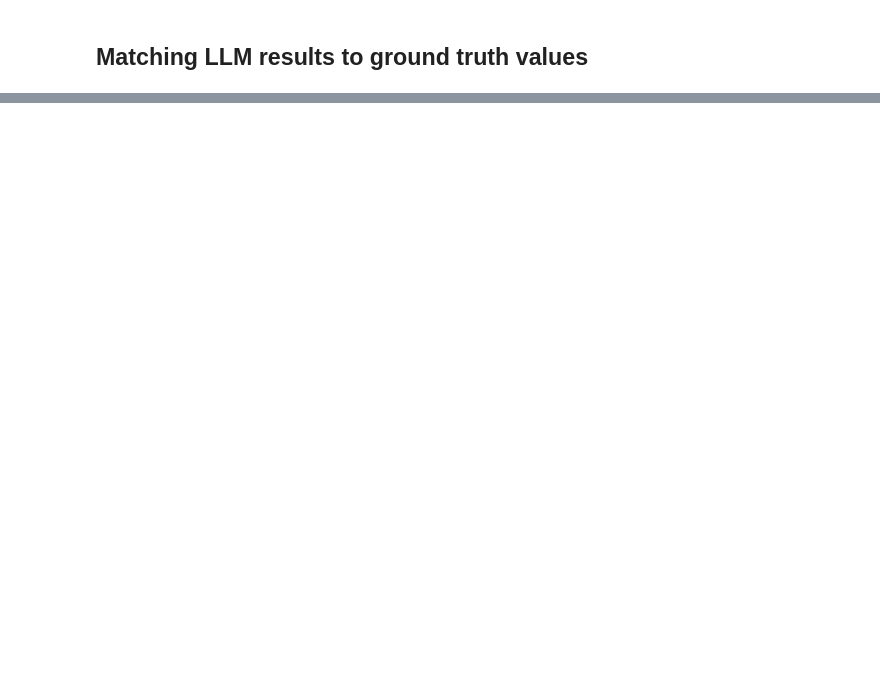
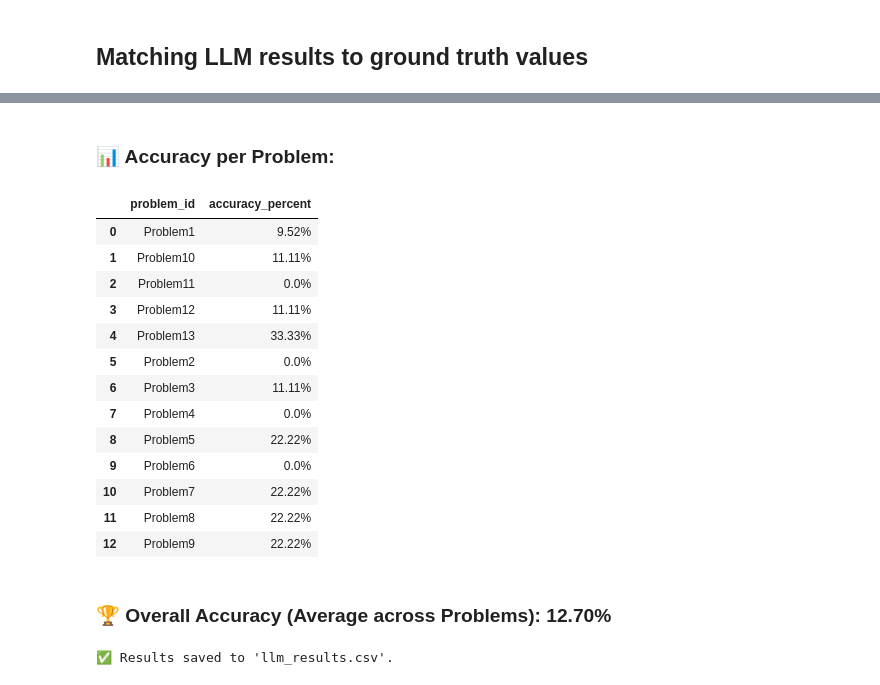
Before and after one commit to mmusawarbaig/llm_test_task, a Jupyter notebook: main.ipynb, the cells around one changed output, grey strips where cells are left out. Saved outputs shown, nothing was run; the diff lists cells and outputs as text; code cells hidden in the pictures; blank space fills up the shorter version.

```diff
--- a/main.ipynb
+++ b/main.ipynb
@@ -314 +407,39 @@ Name: is_correct, dtype: object
 Results saved to 'llm_results.csv'.
+# %%
+# Create a DataFrame for better display
+accuracy_df = problem_accuracy.reset_index()
+accuracy_df['accuracy_percent'] = (accuracy_df['is_correct'] * 100).round(2).astype(str) + '%'
+
+
+# Display nicely
+from IPython.display import display, Markdown
+
+display(Markdown("### 📊 Accuracy per Problem:"))
+display(accuracy_df[['problem_id', 'accuracy_percent']])
+
+# Overall Accuracy
+overall_accuracy = problem_accuracy.mean()
+
+display(Markdown(f"### 🏆 Overall Accuracy (Average across Problems): **{overall_accuracy:.2%}**"))
+
+# Save final DataFrame
+df_llm_predictions.to_csv('llm_results.csv', index=False)
+print("✅ Results saved to 'llm_results.csv'.")
+# %% [output]
+### 📊 Accuracy per Problem:
+|  | problem_id | accuracy_percent |
+| 0 | Problem1 | 9.52% |
+| 1 | Problem10 | 11.11% |
+| 2 | Problem11 | 0.0% |
+| 3 | Problem12 | 11.11% |
+| 4 | Problem13 | 33.33% |
+| 5 | Problem2 | 0.0% |
+| 6 | Problem3 | 11.11% |
+| 7 | Problem4 | 0.0% |
+| 8 | Problem5 | 22.22% |
+| 9 | Problem6 | 0.0% |
+| 10 | Problem7 | 22.22% |
+| 11 | Problem8 | 22.22% |
+| 12 | Problem9 | 22.22% |
+### 🏆 Overall Accuracy (Average across Problems): **12.70%**
+✅ Results saved to 'llm_results.csv'.
```
Also changed, not shown: parts of 7 cells of this notebook, 1 other file.
